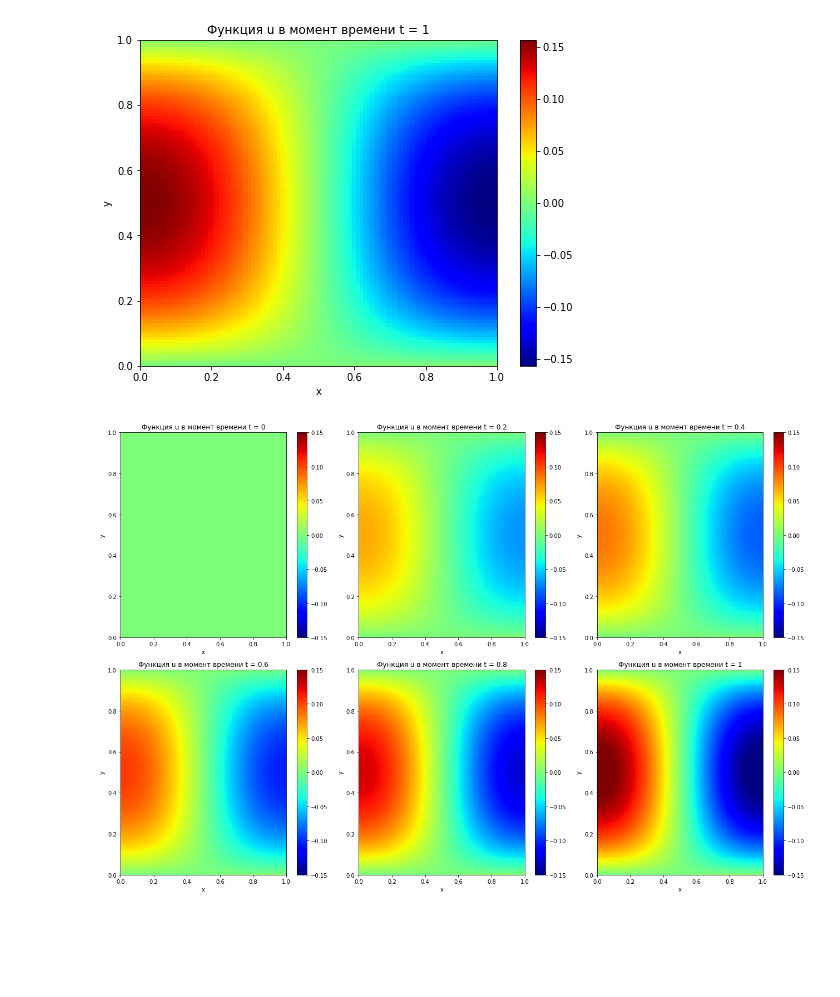
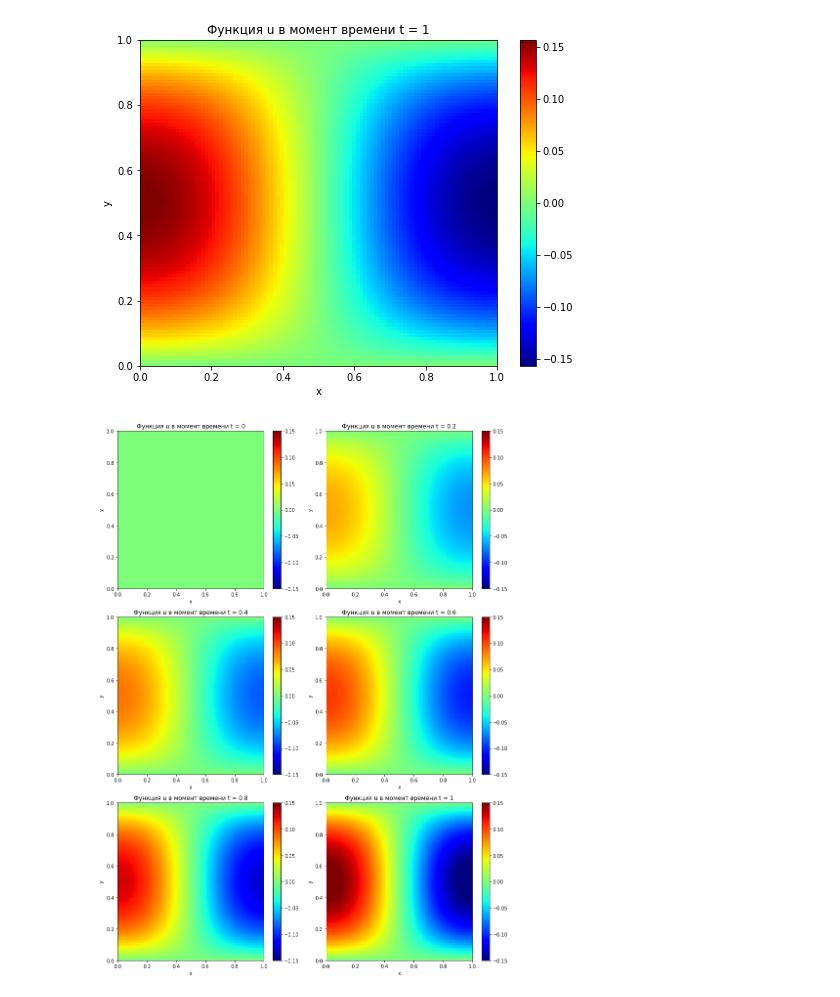
Before and after one commit to ctbip/omm-praki, a Jupyter notebook: OMM2_Styrov_10v.ipynb, the cells around one changed output. Saved outputs shown, nothing was run; the diff lists cells and outputs as text; code cells hidden in the pictures; blank space fills up the shorter version.

```diff
--- a/OMM2_Styrov_10v.ipynb
+++ b/OMM2_Styrov_10v.ipynb
@@ -85,15 +200,15 @@ plt.title(f"Функция u в момент времени t = {T}");
 [figure]
 # %%
 times = [0, 0.2, 0.4, 0.6, 0.8, 1]
-fig = plt.figure(figsize=(18,12))
+fig = plt.figure(figsize=(12,16))
 for i in range(len(times)):
-  plt.subplot(2,3,i+1)
+  plt.subplot(3,2,i+1)
   time = int(times[i]/T*(2*M))
   plt.pcolormesh(x,y,u[:,:,time], cmap='jet', vmin=-0.15, vmax=0.15)
   plt.colorbar()
   plt.xlabel("x")
   plt.ylabel("y")
   plt.title(f"Функция u в момент времени t = {times[i]}")
 plt.tight_layout()
 # %% [output]
-[figure, old version]
+[figure, new version]
```
Also changed, not shown: parts of 4 cells of this notebook.
